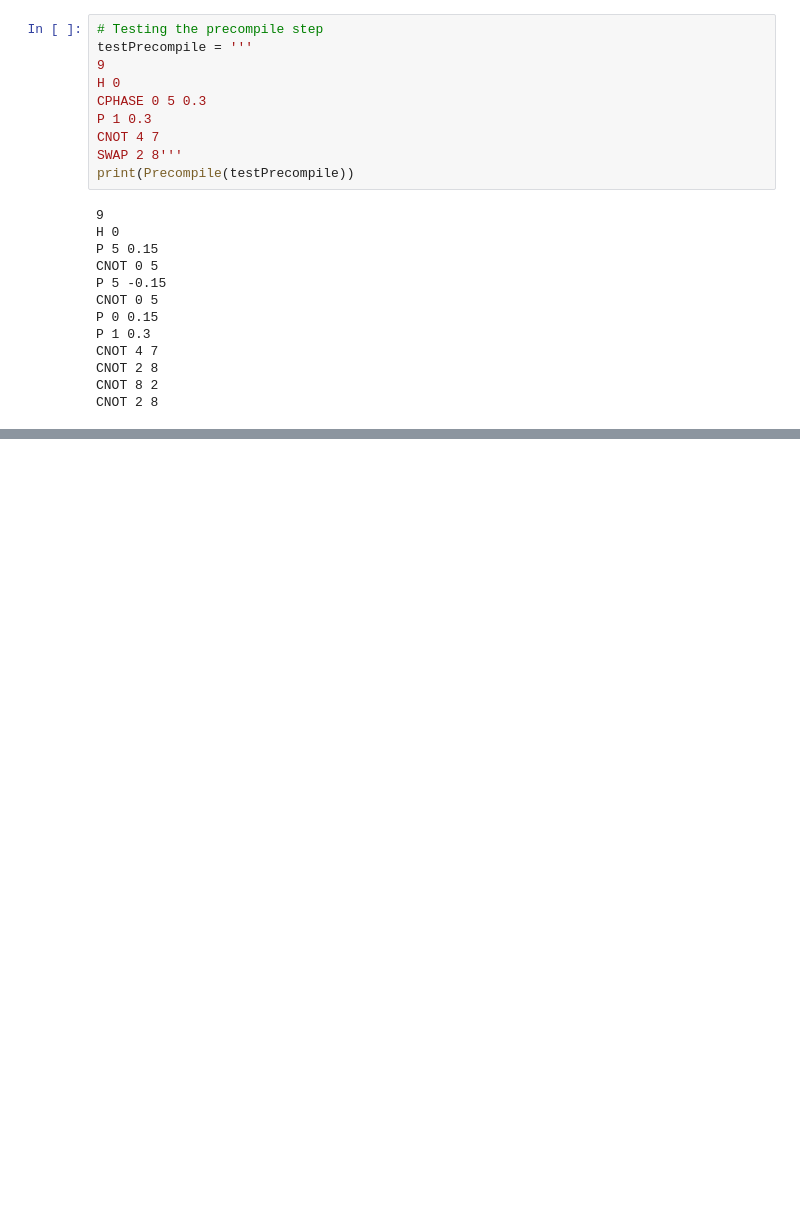
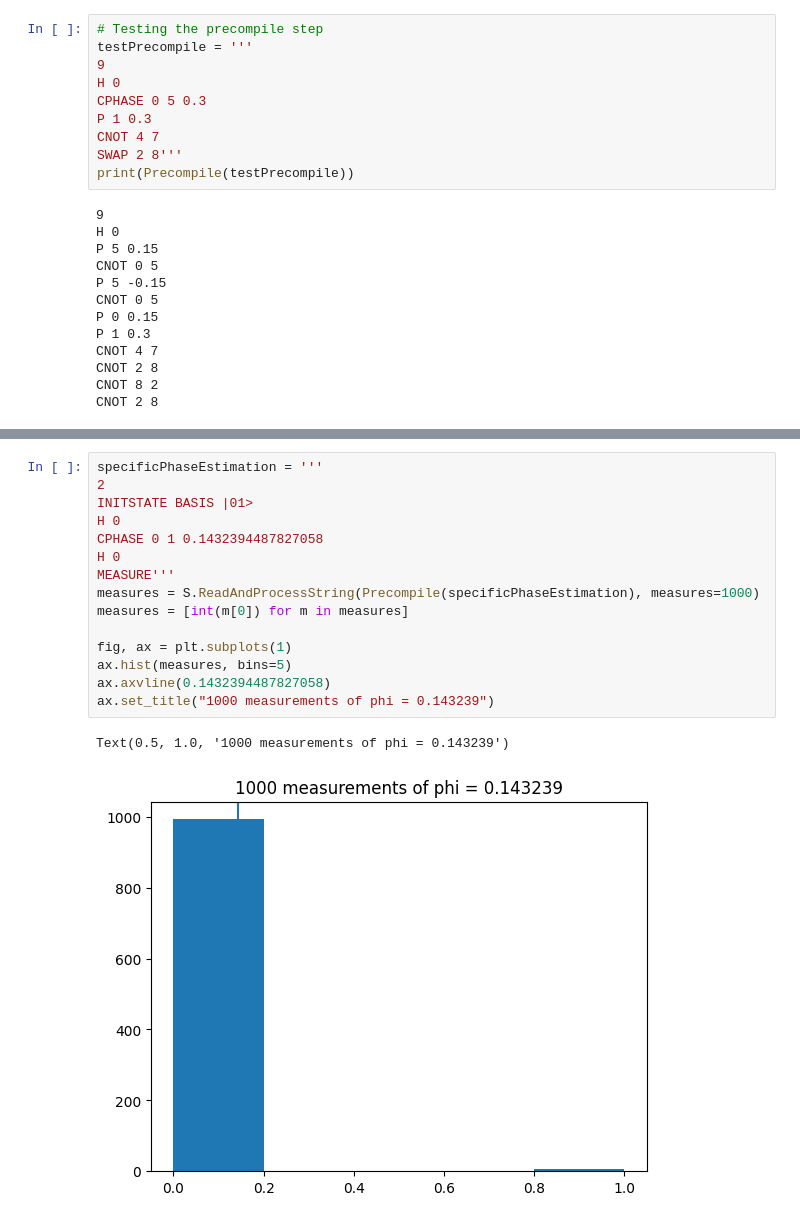
Before and after one commit to Goldartfrog/ComputationalPhysics, a Jupyter notebook: Project 1/qubits.ipynb, the cells around one changed output, grey strips where cells are left out. Cells and saved outputs as stored; diff of their text form; blank space fills up the shorter version.

```diff
--- a/Project 1/qubits.ipynb
+++ b/Project 1/qubits.ipynb
@@ -565,0 +664,18 @@ CNOT 2 8
+# %%
+specificPhaseEstimation = '''
+2
+INITSTATE BASIS |01>
+H 0
+CPHASE 0 1 0.1432394487827058
+H 0
+MEASURE'''
+measures = S.ReadAndProcessString(Precompile(specificPhaseEstimation), measures=1000)
+measures = [int(m[0]) for m in measures]
+
+fig, ax = plt.subplots(1)
+ax.hist(measures, bins=5)
+ax.axvline(0.1432394487827058)
+ax.set_title("1000 measurements of phi = 0.143239")
+# %% [output]
+Text(0.5, 1.0, '1000 measurements of phi = 0.143239')
+[figure, added]
```
Also changed, not shown: parts of 20 cells of this notebook.
